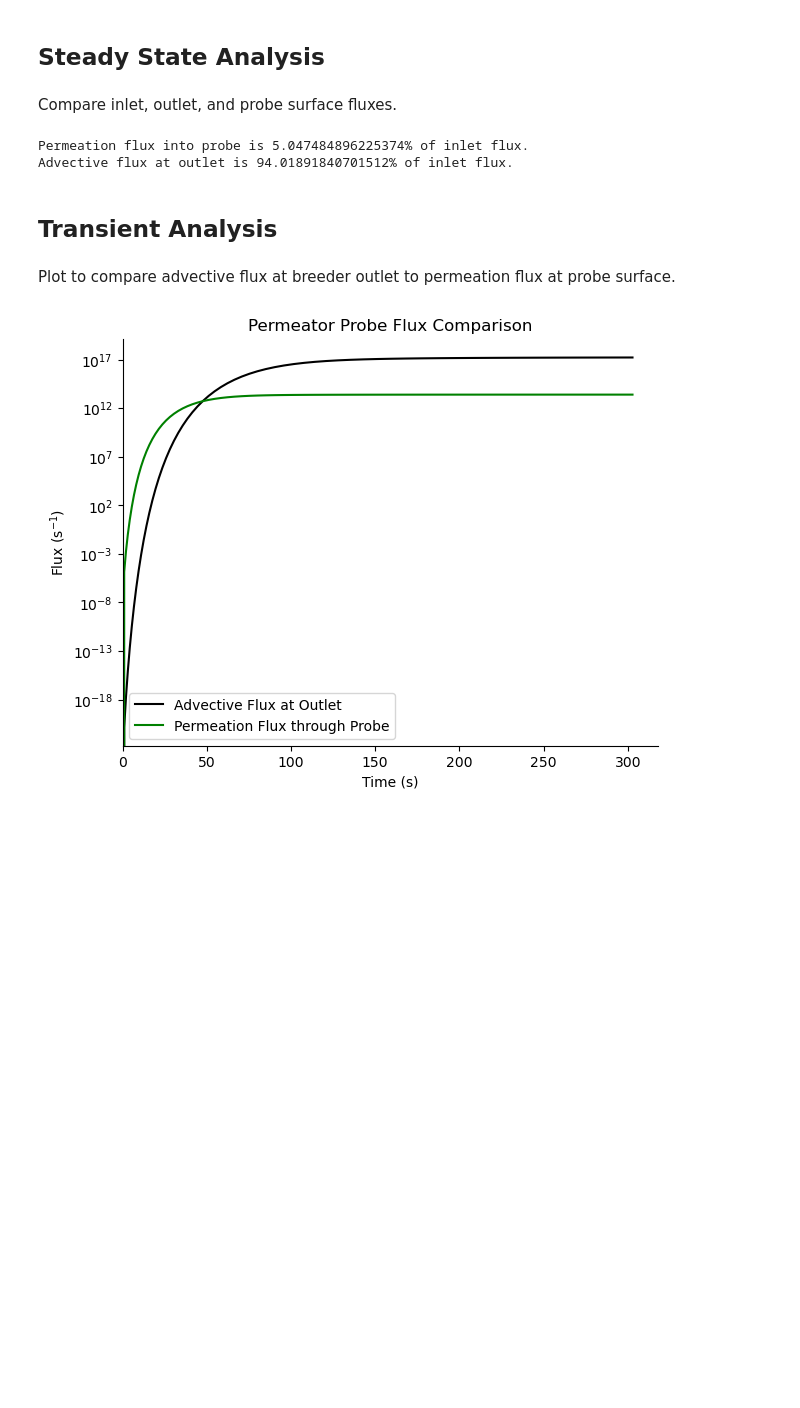
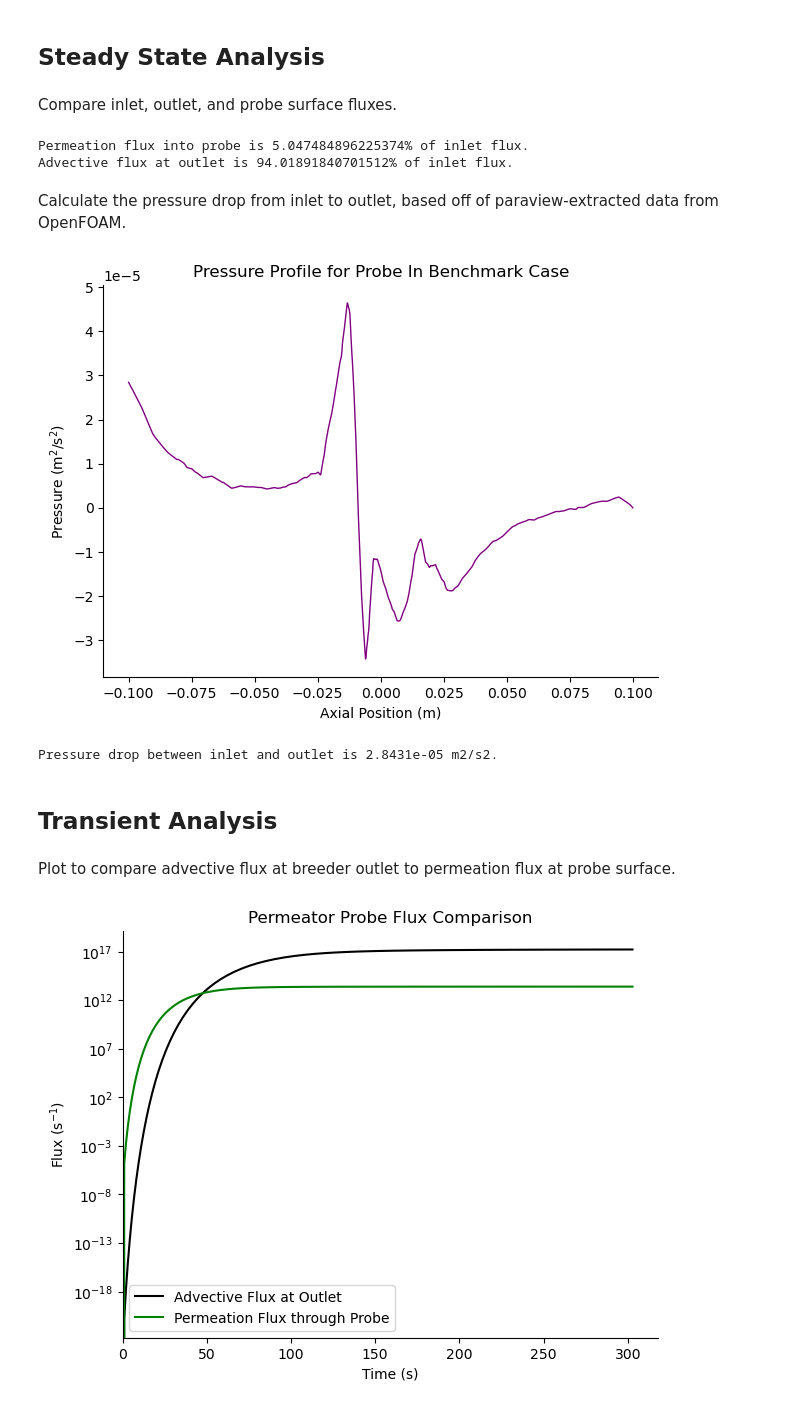
Before and after one commit to kaelyndunnell/Permeator-Probe, a Jupyter notebook: post_process.ipynb, the cells around one changed output. Drawn from its saved outputs; the diff is of its cells as text; code cells hidden in the pictures; blank space fills up the shorter version.

Commit message:
add pressure post processing

```diff
--- a/post_process.ipynb
+++ b/post_process.ipynb
@@ -32,6 +32,32 @@ print(f"Advective flux at outlet is {percent_at_outlet}% of inlet flux.")
 # %% [output]
 Permeation flux into probe is 5.047484896225374% of inlet flux.
 Advective flux at outlet is 94.01891840701512% of inlet flux.
+# %% [markdown]
+Calculate the pressure drop from inlet to outlet, based off of paraview-extracted data from OpenFOAM.
+# %%
+import matplotlib.pyplot as plt
+
+pressure_file = np.genfromtxt(
+    "festim_results_probe_in_benchmark/pressure.csv", delimiter=",", names=True
+)
+pressure = pressure_file["p"]
+axial_position = pressure_file["Points1"]
+
+plt.figure()
+plt.plot(axial_position, pressure, color="purple", linewidth=1)
+plt.xlabel("Axial Position (m)")
+plt.ylabel(r"Pressure (m$^2$/s$^2$)")
+ax = plt.gca()
+ax.spines["top"].set_visible(False)
+ax.spines["right"].set_visible(False)
+plt.tight_layout()
+plt.title("Pressure Profile for Probe In Benchmark Case")
+plt.show()
+
+print(f"Pressure drop between inlet and outlet is {pressure[0]-pressure[-1]} m2/s2.")
+# %% [output]
+[figure, added]
+Pressure drop between inlet and outlet is 2.8431e-05 m2/s2.
 # %% [markdown]
 ## Transient Analysis
 # %% [markdown]
```
Also changed, not shown: parts of 1 cell of this notebook.
